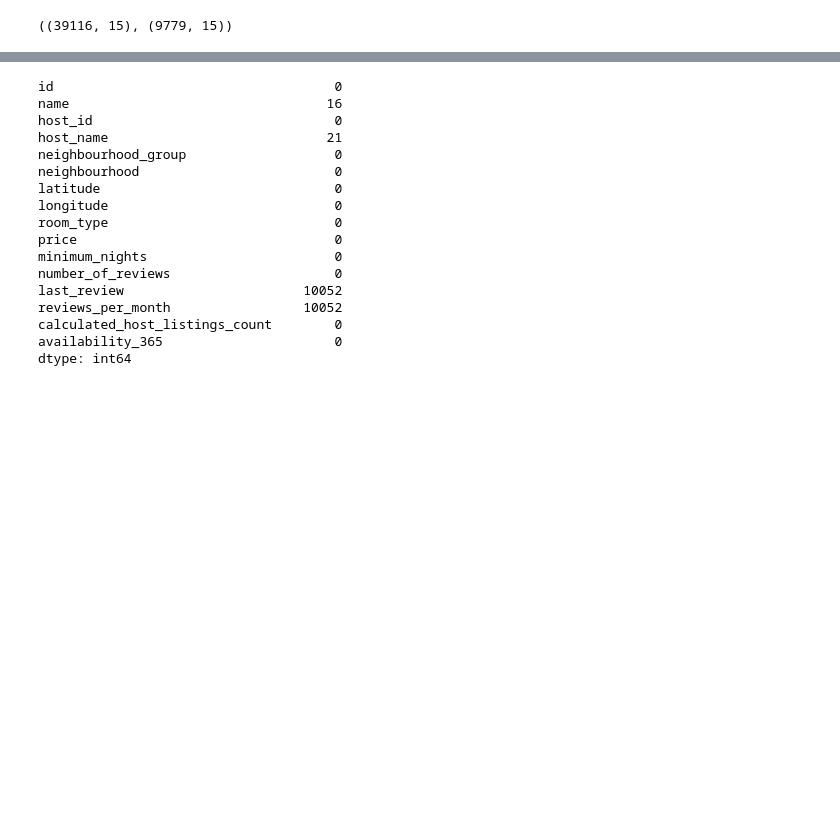
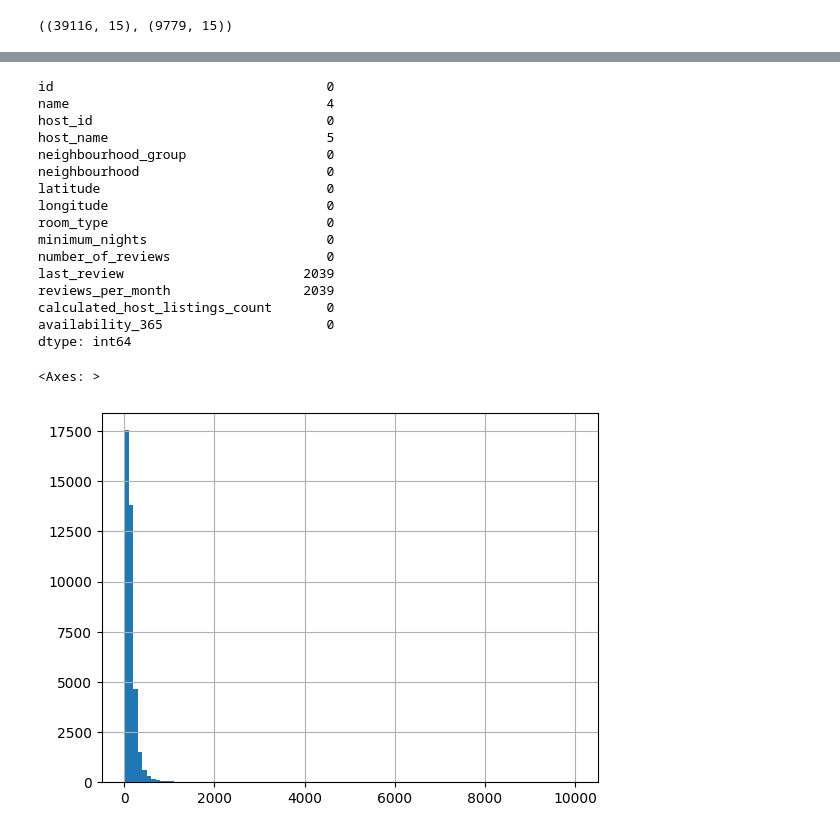
Before and after one commit to HWMV/No_use_repo_Aiffel, a Jupyter notebook: Machine_Learning/Airbnb.ipynb, the cells around one changed output, grey strips where cells are left out. Drawn from its saved outputs; the diff is of its cells as text; code cells hidden in the pictures; blank space fills up the shorter version.

```diff
--- a/Machine_Learning/Airbnb.ipynb
+++ b/Machine_Learning/Airbnb.ipynb
@@ -10,11 +10,11 @@ from sklearn.model_selection import train_test_split
 # %%
 # 데이터 셋 불러오기
 url = 'https://raw.githubusercontent.com/HWMV/AIFFEL_Quest1/master/Machine_Learning/AB_NYC_2019.csv'
-data = pd.read_csv(url)
+dataset = pd.read_csv(url)
 
 # 가격 예측이니가 price를 타겟 컬럼
-x = data.drop('price',axis=1)
-y = data['price']
+x = dataset.drop('price',axis=1)
+y = dataset['price']
 
 # 분할
 x_train, x_test, y_train, y_test = train_test_split(x, y, test_size=0.2, random_state=2023)
@@ -85,21 +83,31 @@ dtype: int64
 # %%
 # 결측치 (test)
-test.isnull().sum()
+x_test.isnull().sum()
 # %% [output]
-id                                    0
-name                                 16
-host_id                               0
-host_name                            21
-neighbourhood_group                   0
-neighbourhood                         0
-latitude                              0
-longitude                             0
-room_type                             0
-price                                 0
-minimum_nights                        0
-number_of_reviews                     0
-last_review                       10052
-reviews_per_month                 10052
-calculated_host_listings_count        0
-availability_365                      0
+id                                   0
+name                                 4
+host_id                              0
+host_name                            5
+neighbourhood_group                  0
+neighbourhood                        0
+latitude                             0
+longitude                            0
+room_type                            0
+minimum_nights                       0
+number_of_reviews                    0
+last_review                       2039
+reviews_per_month                 2039
+calculated_host_listings_count       0
+availability_365                     0
 dtype: int64
+# %%
+# target(hist)
+# price 컬럼이 없으니까 추가
+x_train['price'] = y_train
+x_test['price'] = y_test
+
+x_train['price'].hist(bins=100)
+# y_train.hist(bins=50)
+# %% [output]
+<Axes: >
+[figure, added]
```
Also changed, not shown: parts of 4 cells of this notebook.
